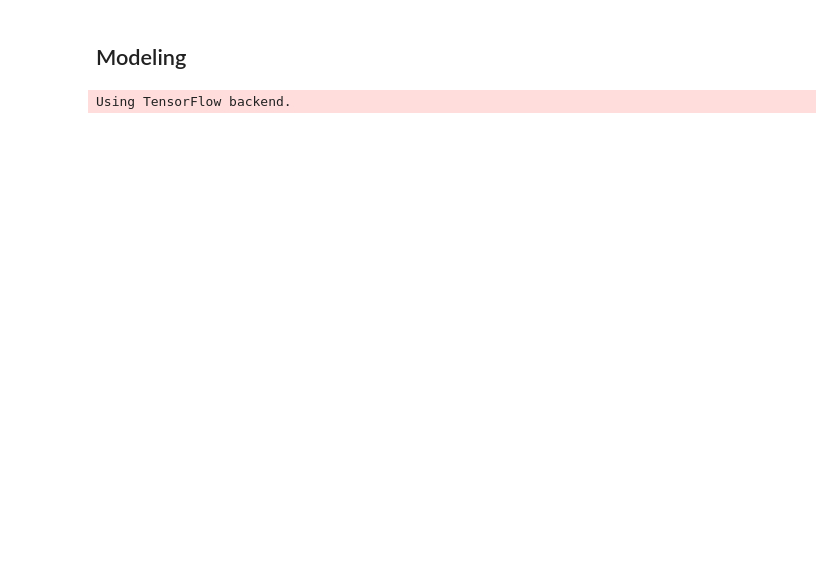
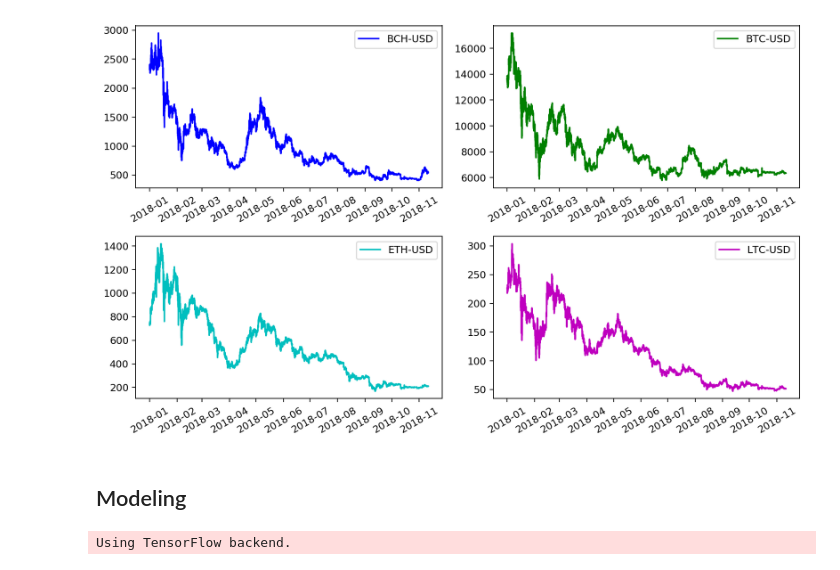
Before and after one commit to LiyangLingIntel/CurrencyPrediction, a Jupyter notebook: submissions/1111/model_lstm_reg.ipynb, the cells around one changed output. Drawn from its saved outputs; the diff is of its cells as text; code cells hidden in the pictures; blank space fills up the shorter version.

```diff
--- a/submissions/1111/model_lstm_reg.ipynb
+++ b/submissions/1111/model_lstm_reg.ipynb
@@ -19,7 +22,8 @@ from sklearn.preprocessing import MinMaxScaler
 # %%
 data_root = '../../data/'
 root = './'
-model_folder = './models'
+model_folder = './models/'
+report_folder = './report_rc/'
 # %%
 '''
 format1: {currency_type: {time: ['close', 'high', 'low', 'open', 'volume']}}
@@ -129,0 +78,10 @@ array([[7.76960000e+02, 7.76960000e+02, 7.76280000e+02, 7.76280000e+02,
+# %%
+date_list = ['201801', '201802', '201803', '201804', '201805', '201806', '201807', '201808',
+             '20180901_20180909', '20180909_20180916', '20180916_20180923', '20180923_20180930',
+             '20180930_20181007', '20181007_20181014', '20181014_20181021', '20181021_20181028',
+             '20181028_20181104', '20181104_20181111']
+# date_list = ['20180901_20180909', '20180909_20180916', '20180916_20180923', '20180923_20180930',
+#              '20180930_20181007', '20181007_20181014', '20181014_20181021', '20181021_20181028',
+#              '20181028_20181104', '20181104_20181111']
+
+data = load_data(date_list)
@@ -130,3 +107,27 @@ array([[7.76960000e+02, 7.76960000e+02, 7.76280000e+02, 7.76280000e+02,
+# %%
+currencies = ['BCH-USD', 'BTC-USD', 'ETH-USD', 'LTC-USD']
+
+for curr in currencies:
+    data[curr] = data[curr].reset_index()
+    data[curr] = data[curr].drop_duplicates(subset='time', keep='first')
+    data[curr] = data[curr].set_index('time')
+# %%
+plt.figure(figsize=(10, 6), dpi=180)
+colors = ['b', 'g', 'c', 'm']
+for i in range(4):
+    curr = currencies[i]
+    color = colors[i]
+    plt.subplot(2,2,i+1)
+    plt.plot(data[curr].index, data[curr][['avg']], color, label=curr)
+    plt.axis('tight')
+    plt.legend()
+    plt.xticks(rotation=60)
+
+plt.tight_layout()
+plt.savefig(os.path.join(report_folder, 'Average_Prices_of_Currencies_1801_1812.jpg'))
+plt.show()
+# %% [output]
+[figure, added]
 # %% [markdown]
 ## Modeling
 # %%
```
Also changed, not shown: parts of 27 cells of this notebook, 21 other files.
